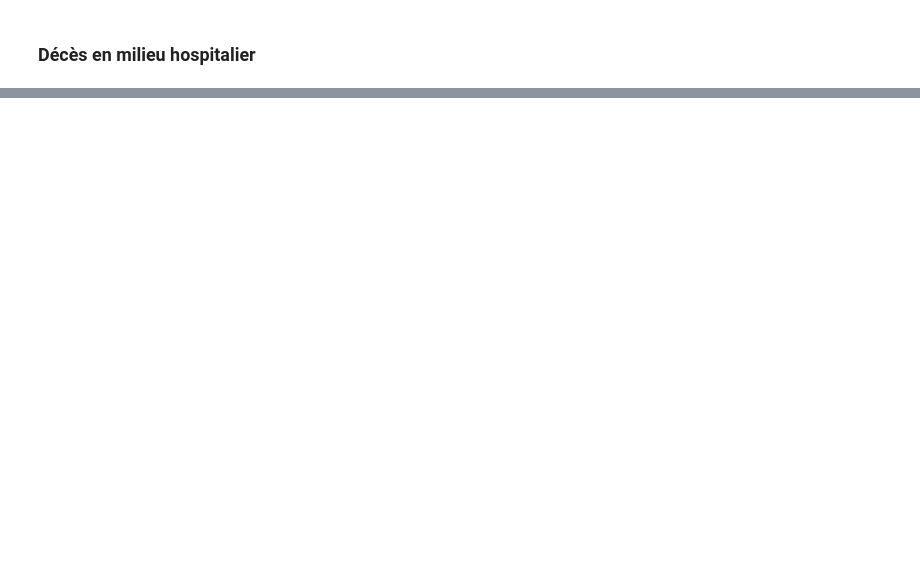
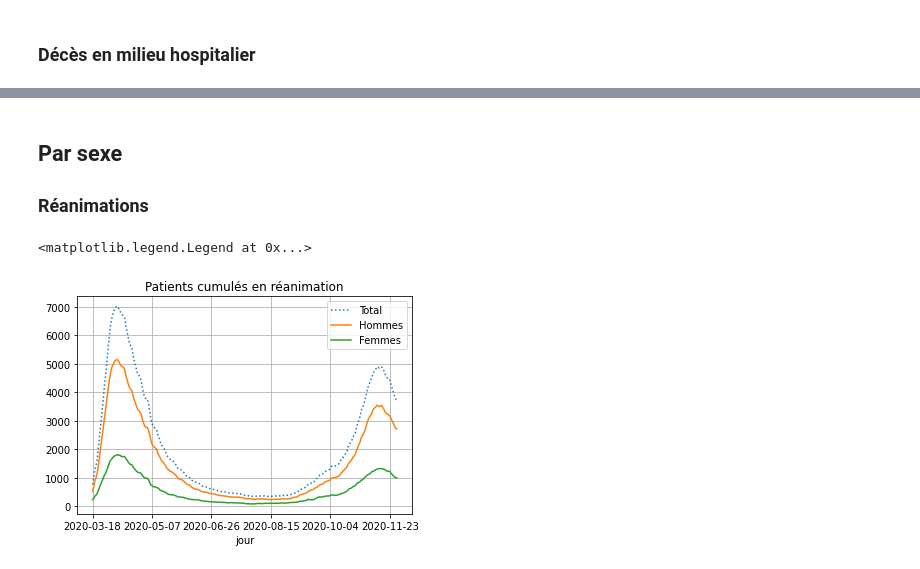
Before and after one commit to Kartmaan/Covid_19_fr, a Jupyter notebook: covid_fr.ipynb, the cells around one changed output, grey strips where cells are left out. Drawn from its saved outputs; the diff is of its cells as text; code cells hidden in the pictures; blank space fills up the shorter version.

```diff
--- a/covid_fr.ipynb
+++ b/covid_fr.ipynb
@@ -628 +628,21 @@ cova_merge.plot.pie(title=f"Décès cumulés en milieu hospitalier\n({when})", f
 [figure]
+# %% [markdown]
+## Par sexe
+### Réanimations
+# %%
+cov_a = cov.loc[cov['sexe'] == 0]
+cov_a = cov_a.groupby("jour").rea.sum()
+
+cov_h = cov.loc[cov['sexe'] == 1]
+cov_h = cov_h.groupby("jour").rea.sum()
+
+cov_f = cov.loc[cov['sexe'] == 2]
+cov_f = cov_f.groupby("jour").rea.sum()
+
+cov_a.plot(linestyle=':')
+cov_h.plot()
+graph = cov_f.plot(title="Patients cumulés en réanimation", grid=True, legend=True)
+graph.legend(["Total", "Hommes", "Femmes"])
+# %% [output]
+<matplotlib.legend.Legend at 0x...>
+[figure, added]
```
Also changed, not shown: parts of 36 cells of this notebook, 3 other files.
